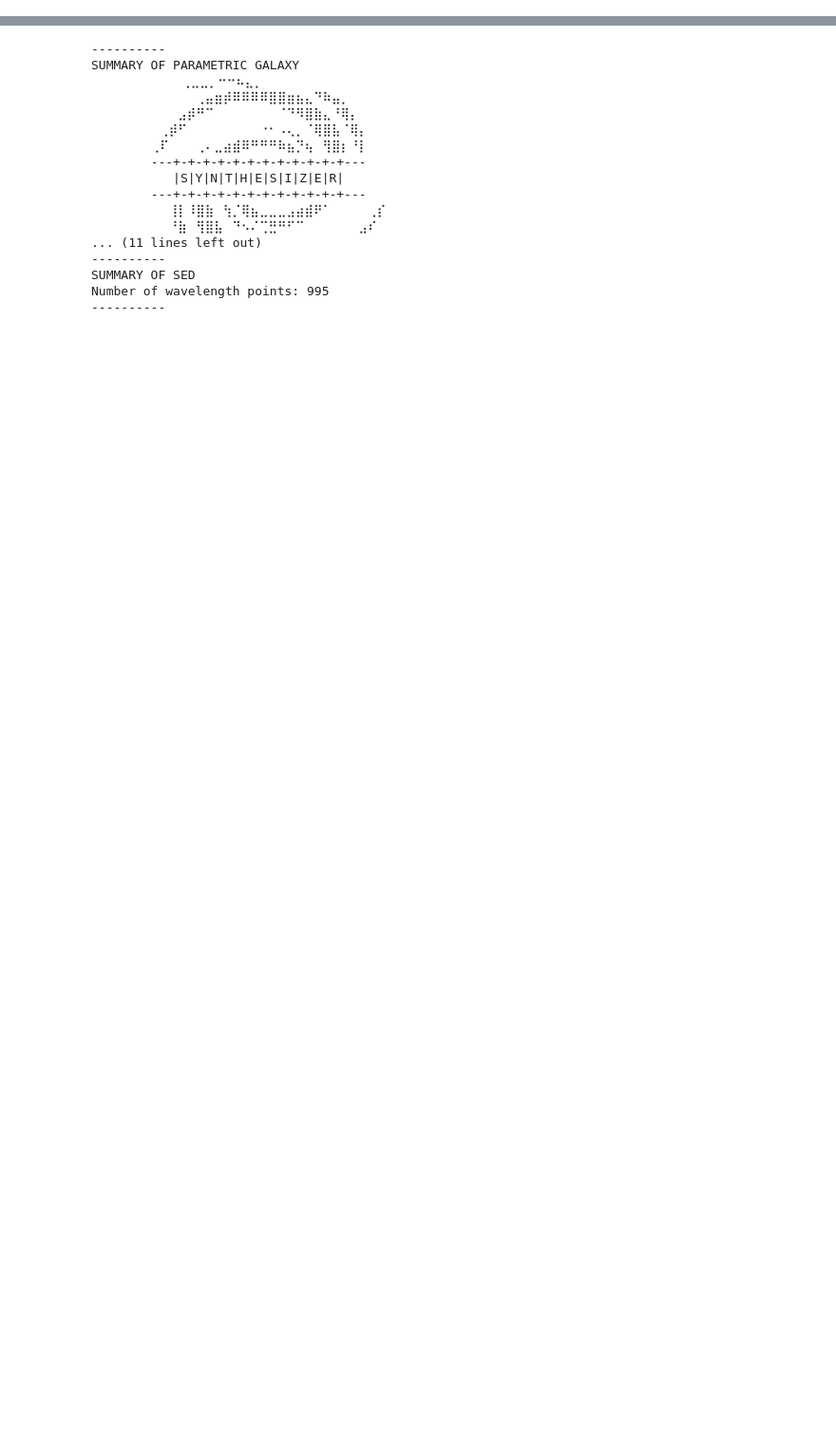
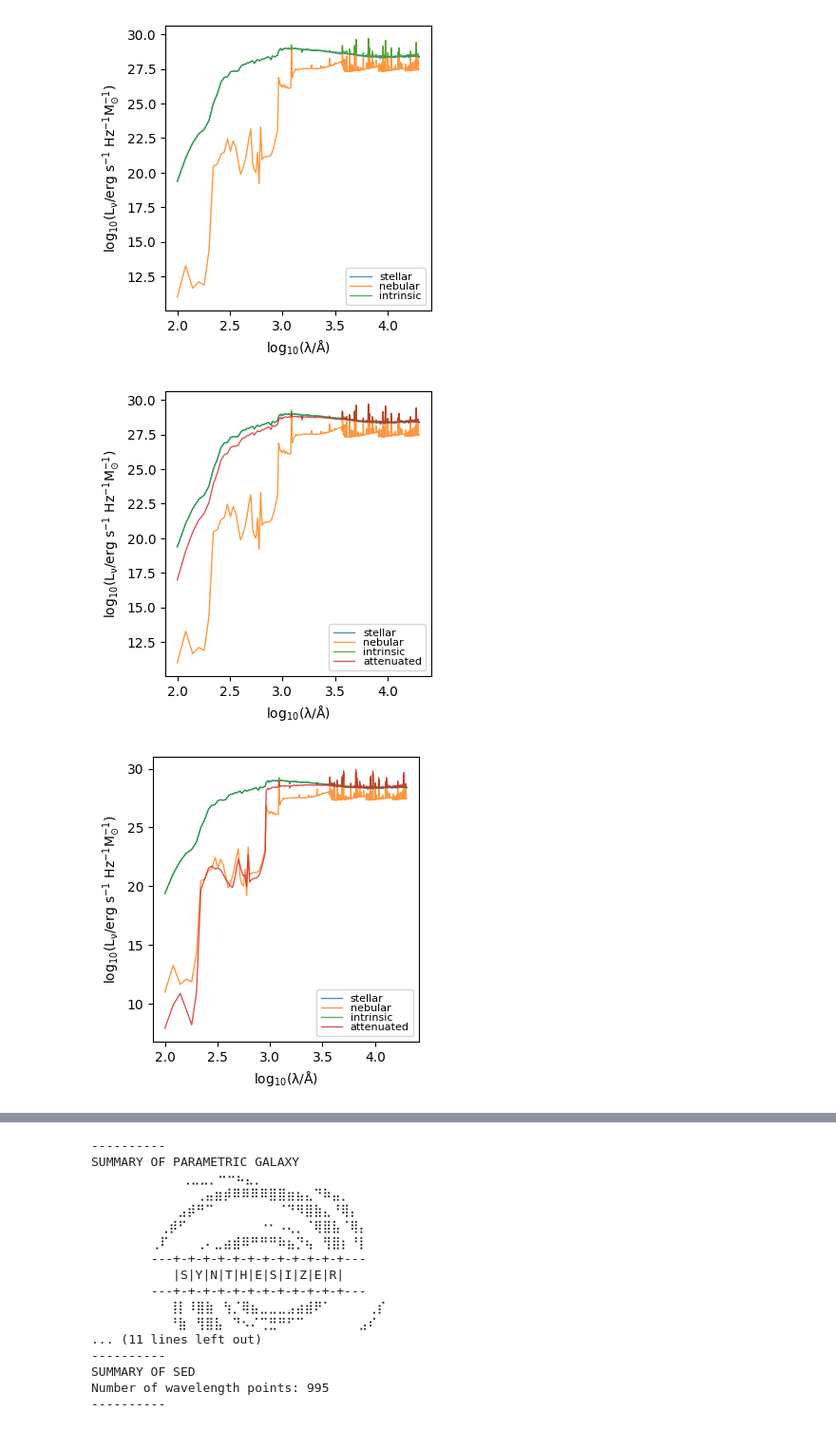
Before and after one commit to synthesizer-project/synthesizer, a Jupyter notebook: docs/source/parametric/generate_sed.ipynb, the cells around one changed output, grey strips where cells are left out. Shown at 95% size. Saved outputs shown, nothing was run; the diff lists cells and outputs as text; code cells hidden in the pictures; blank space fills up the shorter version.

```diff
--- a/docs/source/parametric/generate_sed.ipynb
+++ b/docs/source/parametric/generate_sed.ipynb
@@ -18,7 +18,7 @@ from synthesizer.plt import single, single_histxy, mlabel
 from unyt import yr, Myr
 from astropy.cosmology import Planck18 as cosmo
 # %%
-grid_dir = '../../../tests/test_grid'
-grid_name = 'test_grid'
-
+# Define the grid
+grid_name = "test_grid"
+grid_dir = "../../../tests/test_grid/"
 grid = Grid(grid_name, grid_dir=grid_dir)
@@ -107,0 +49,41 @@ Print galaxy summary
+# %%
+# # --- generate pure stellar spectra alone
+galaxy.get_spectra_stellar(grid)
+print("Pure stellar spectra")
+galaxy.plot_spectra()
+
+# # --- generate intrinsic spectra (which includes reprocessing by gas)
+galaxy.get_spectra_intrinsic(grid, fesc = 0.5)
+print("Intrinsic spectra")
+galaxy.plot_spectra()
+
+# # --- simple dust and gas screen
+galaxy.get_spectra_screen(grid, tauV = 0.1, fesc = 0.5)
+print("Simple dust and gas screen")
+galaxy.plot_spectra()
+
+# --- CF00 model
+galaxy.get_spectra_CharlotFall(grid, tauV_ISM=0.1, tauV_BC=0.1, alpha_ISM=-0.7, alpha_BC=-1.3)
+print("CF00 model")
+galaxy.plot_spectra()
+
+# # --- pacman model
+galaxy.get_spectra_pacman(grid, tauV = 0.1, fesc = 0.5)
+print("Pacman model")
+galaxy.plot_spectra()
+
+# # --- pacman model (no Lyman-alpha escape and no dust)
+galaxy.get_spectra_pacman(grid, fesc = 0.0, fesc_LyA = 0.0)
+print("Pacman model (no Ly-alpha escape, and no dust)")
+galaxy.plot_spectra()
+
+# # --- pacman model (complex)
+galaxy.get_spectra_pacman(grid, fesc=0.0, fesc_LyA=0.5, tauV=0.6)
+print("Pacman model (complex)")
+galaxy.plot_spectra()
+
+# --- CF00 model implemented within pacman model
+galaxy.get_spectra_pacman(grid, fesc = 0.1, fesc_LyA = 0.1, tauV=[1.,1.], alpha = [-1,-1], CF00=True)
+print("CF00 implemented within the Pacman model")
+galaxy.plot_spectra()
+# %% [output]
@@ -107,0 +101,3 @@ Print galaxy summary
+[figure, added]
+[figure, added]
+[figure, added]
```
Also changed, not shown: parts of 29 cells of this notebook, 4 other files.
